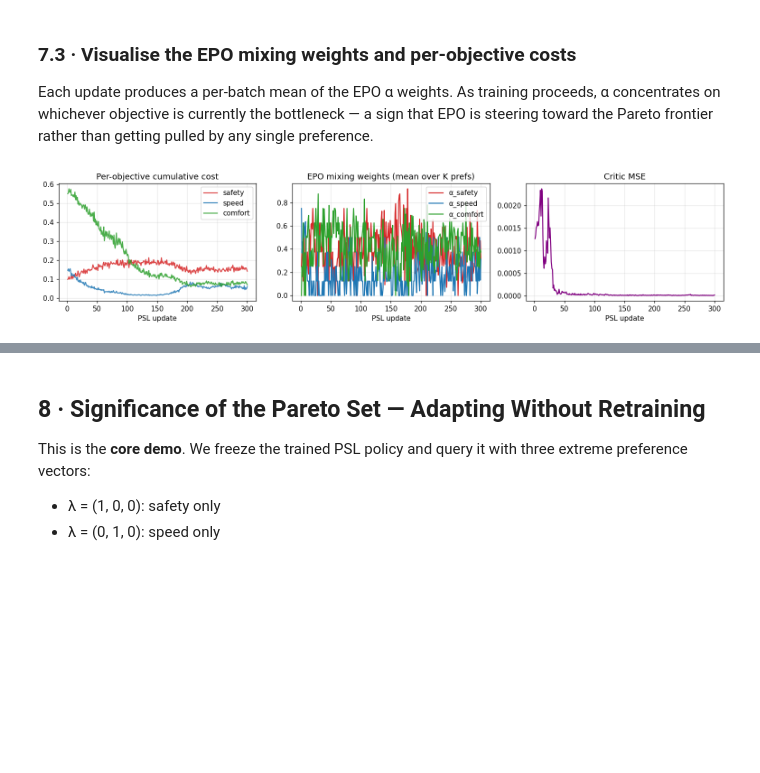
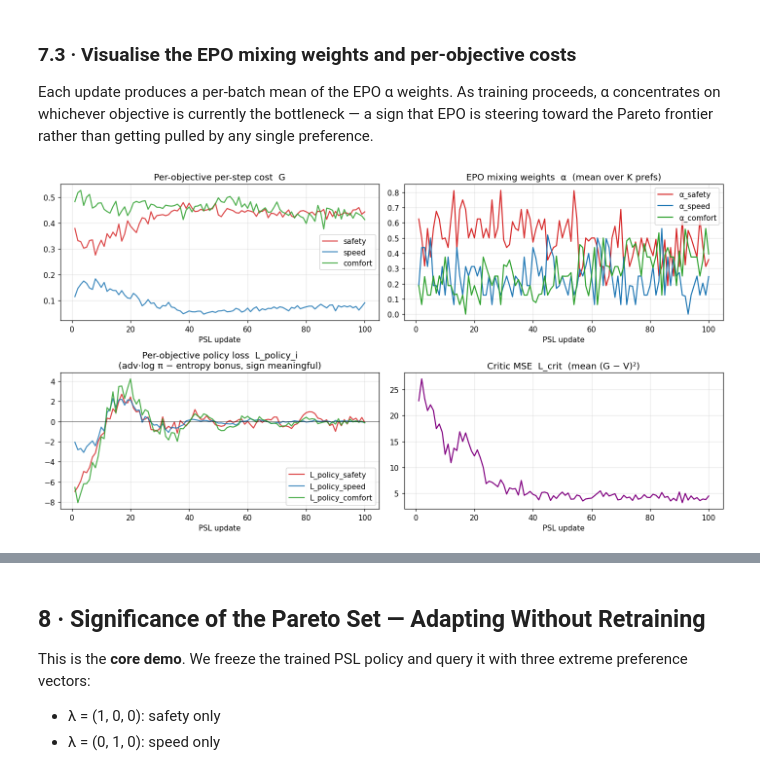
Before and after one commit to aaditManiar/autonomous-driving-psl, a Jupyter notebook: explore.ipynb, the cells around one changed output, grey strips where cells are left out. Drawn from its saved outputs; the diff is of its cells as text; code cells hidden in the pictures; blank space fills up the shorter version.

```diff
--- a/explore.ipynb
+++ b/explore.ipynb
@@ -296,7 +292,7 @@ lam    = np.array([1/3, 1/3, 1/3])
 lam_t  = torch.tensor(lam, dtype=torch.float32)
 GAMMA         = tc["gamma"]
 ENTROPY_COEF  = tc.get("entropy_coef", 0.01)
-N_EPISODES    = 500
+N_EPISODES    = 50
 
 history = {"policy_loss": [], "critic_loss": [], "G_safety": [], "G_speed": [], "G_comfort": []}
 
@@ -452,19 +433,20 @@ from training.psl_trainer import PSLTrainer, PSLConfig
 import os
 
 psl_cfg = PSLConfig(
-    n_pref_samples=8,          # K — preferences sampled per update
-    n_episodes_per_pref=15,    # N — episodes per lambda for gradient estimation
-    n_updates=300,             # outer steps (~2.5 hrs sequential; ~20 min parallel)
+    n_pref_samples=16,         # K — preferences sampled per update (matches n_workers)
+    n_episodes_per_pref=6,     # N — was 10. ~40% fewer rollouts per update.
+    n_updates=100,             # was 150. Training plateaus around 60-80; 100 gives margin.
     gamma=0.99,
     learning_rate=3e-4,
     critic_lr=1e-3,
     entropy_coef=0.01,
+    p_corner=0.4,              # bumped from 0.25 — pair with deep lambda injection for stronger conditioning
     grad_clip=0.5,
     log_interval=5,
-    save_interval=25,
+    save_interval=10,
     checkpoint_dir="checkpoints/psl",
     seed=42,
-    n_workers=8,               # parallel processes — one per preference vector
+    n_workers=16,              # parallel processes — one per preference vector
 )
 
 trainer = PSLTrainer(psl_cfg, env_config=config.get("env", {}))
@@ -503,34 +488,45 @@ Each update produces a per-batch mean of the EPO α weights. As training proceed
 # %%
 import matplotlib.pyplot as plt
 
 hist = trainer.history
 steps = np.array(hist.update)
 alpha_arr = np.stack(hist.alpha_mean)        # (n_updates, 3)
 
-fig, axes = plt.subplots(1, 3, figsize=(14, 3.3))
+fig, axes = plt.subplots(2, 2, figsize=(13, 7))
 
-# Per-objective costs
+# Per-objective costs (env-level)
 for label, color, key in [
     ("safety",  "tab:red",   hist.G_safety),
     ("speed",   "tab:blue",  hist.G_speed),
     ("comfort", "tab:green", hist.G_comfort),
 ]:
-    axes[0].plot(steps, key, color=color, label=label, alpha=0.85)
-axes[0].set_title("Per-objective cumulative cost")
-axes[0].set_xlabel("PSL update"); axes[0].legend(); axes[0].grid(alpha=0.3)
+    axes[0, 0].plot(steps, key, color=color, label=label, alpha=0.85)
+axes[0, 0].set_title("Per-objective per-step cost  G")
+axes[0, 0].set_xlabel("PSL update"); axes[0, 0].legend(); axes[0, 0].grid(alpha=0.3)
 
 # EPO α weights
 for i, (lab, color) in enumerate(zip(["α_safety", "α_speed", "α_comfort"],
                                      ["tab:red", "tab:blue", "tab:green"])):
-    axes[1].plot(steps, alpha_arr[:, i], color=color, label=lab)
-axes[1].set_title("EPO mixing weights (mean over K prefs)")
-axes[1].set_xlabel("PSL update"); axes[1].legend(); axes[1].grid(alpha=0.3)
+    axes[0, 1].plot(steps, alpha_arr[:, i], color=color, label=lab)
+axes[0, 1].set_title("EPO mixing weights  α  (mean over K prefs)")
+axes[0, 1].set_xlabel("PSL update"); axes[0, 1].legend(); axes[0, 1].grid(alpha=0.3)
 
-# Critic loss
-axes[2].plot(steps, hist.L_critic, color="purple")
-axes[2].set_title("Critic MSE")
-axes[2].set_xlabel("PSL update"); axes[2].grid(alpha=0.3)
+# Per-objective policy losses
+for label, color, key in [
+    ("L_policy_safety",  "tab:red",   hist.L_policy_safety),
+    ("L_policy_speed",   "tab:blue",  hist.L_policy_speed),
+    ("L_policy_comfort", "tab:green", hist.L_policy_comfort),
+]:
+    axes[1, 0].plot(steps, key, color=color, label=label, alpha=0.85)
+axes[1, 0].axhline(0, color="k", lw=0.5)
+axes[1, 0].set_title("Per-objective policy loss  L_policy_i\n(adv·log π − entropy bonus, sign meaningful)")
+axes[1, 0].set_xlabel("PSL update"); axes[1, 0].legend(); axes[1, 0].grid(alpha=0.3)
+
+# Critic loss — now the actual MSE
+axes[1, 1].plot(steps, hist.L_critic, color="purple")
+axes[1, 1].set_title("Critic MSE  L_crit  (mean (G − V)²)")
+axes[1, 1].set_xlabel("PSL update"); axes[1, 1].grid(alpha=0.3)
 
 plt.tight_layout(); plt.show()
 # %% [output]
-[figure, old version]
+[figure, new version]
```
Also changed, not shown: parts of 20 cells of this notebook, 6 other files.
